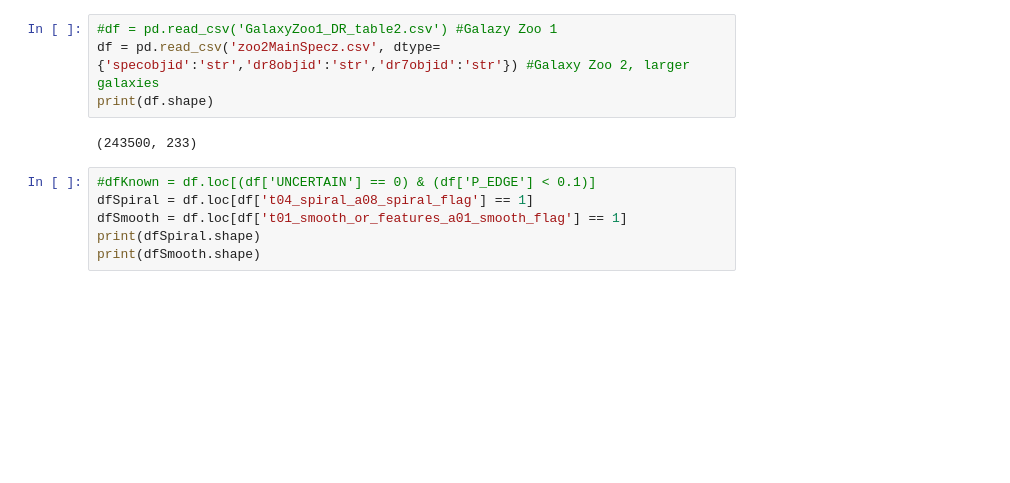
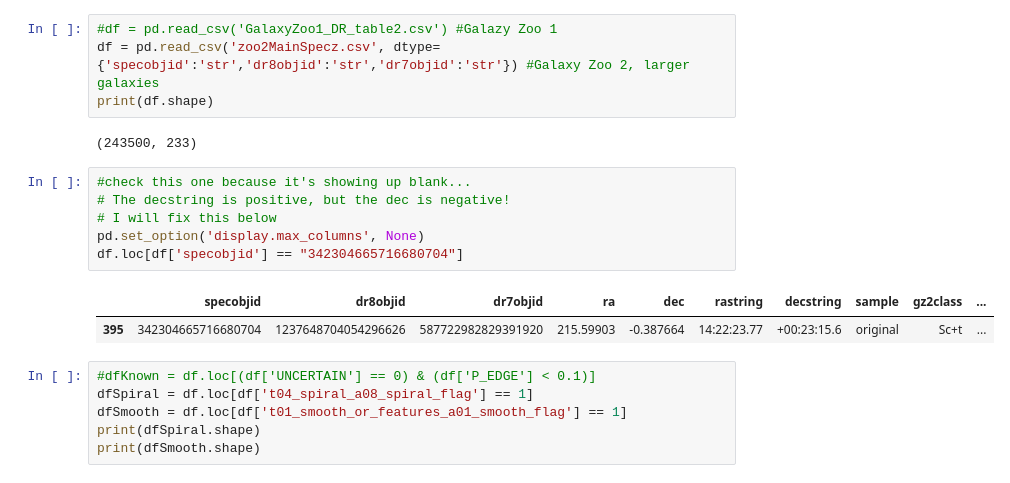
Before and after one commit to ageller/SVLml5jsZoo, a Jupyter notebook: static/data/exploreGalaxyZoo.ipynb, the cells around one changed output. Saved outputs shown, nothing was run; the diff lists cells and outputs as text; blank space fills up the shorter version.

```diff
--- a/static/data/exploreGalaxyZoo.ipynb
+++ b/static/data/exploreGalaxyZoo.ipynb
@@ -12,6 +12,15 @@ df = pd.read_csv('zoo2MainSpecz.csv', dtype={'specobjid':'str','dr8objid':'str',
 print(df.shape)
 # %% [output]
 (243500, 233)
+# %%
+#check this one because it's showing up blank...
+# The decstring is positive, but the dec is negative!
+# I will fix this below
+pd.set_option('display.max_columns', None)
+df.loc[df['specobjid'] == "342304665716680704"]
+# %% [output]
+|  | specobjid | dr8objid | dr7objid | ra | dec | rastring | decstring | sample | gz2class | ... |
+| 395 | 342304665716680704 | 1237648704054296626 | 587722982829391920 | 215.59903 | -0.387664 | 14:22:23.77 | +00:23:15.6 | original | Sc+t | ... |
 # %%
 #dfKnown = df.loc[(df['UNCERTAIN'] == 0) & (df['P_EDGE'] < 0.1)]
 dfSpiral = df.loc[df['t04_spiral_a08_spiral_flag'] == 1]
```
Also changed, not shown: parts of 1 cell of this notebook, 34 other files.
